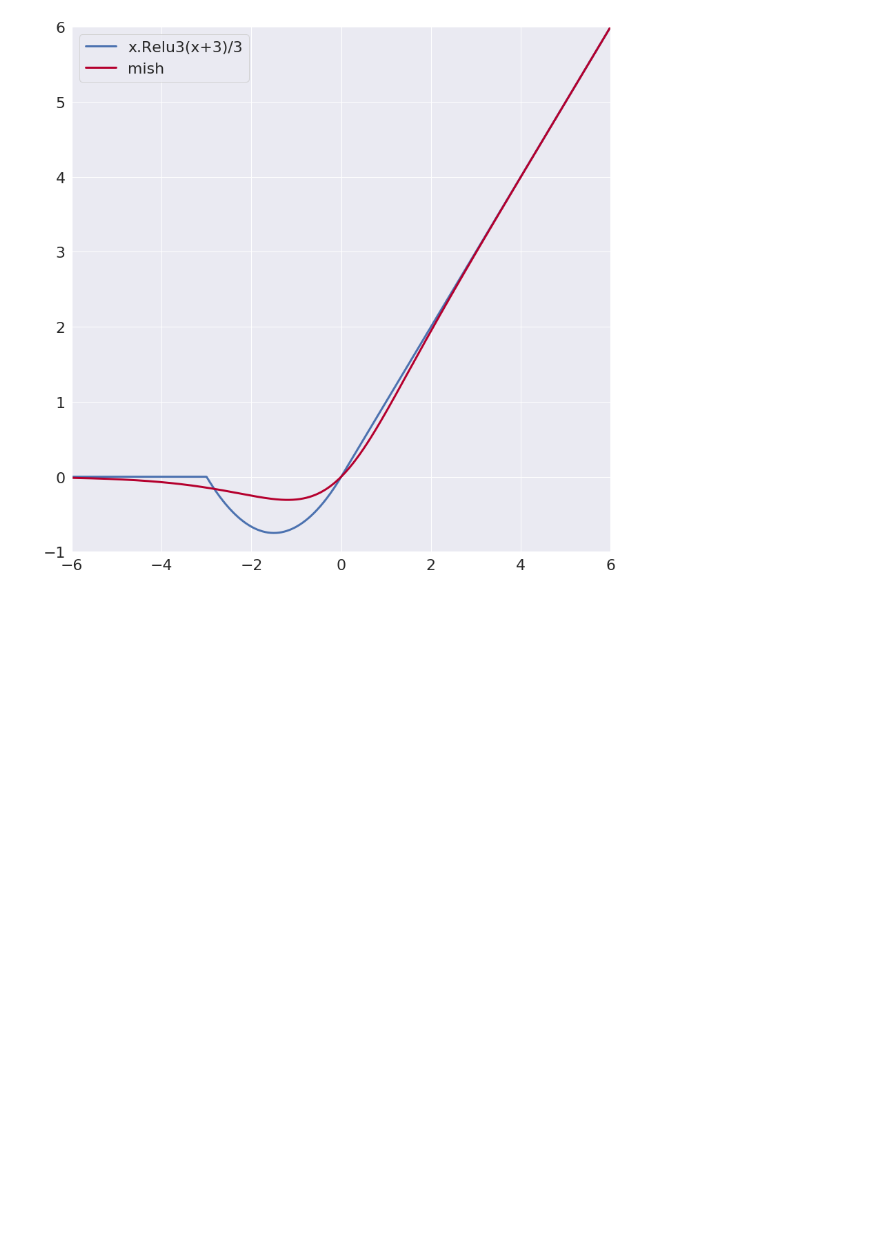
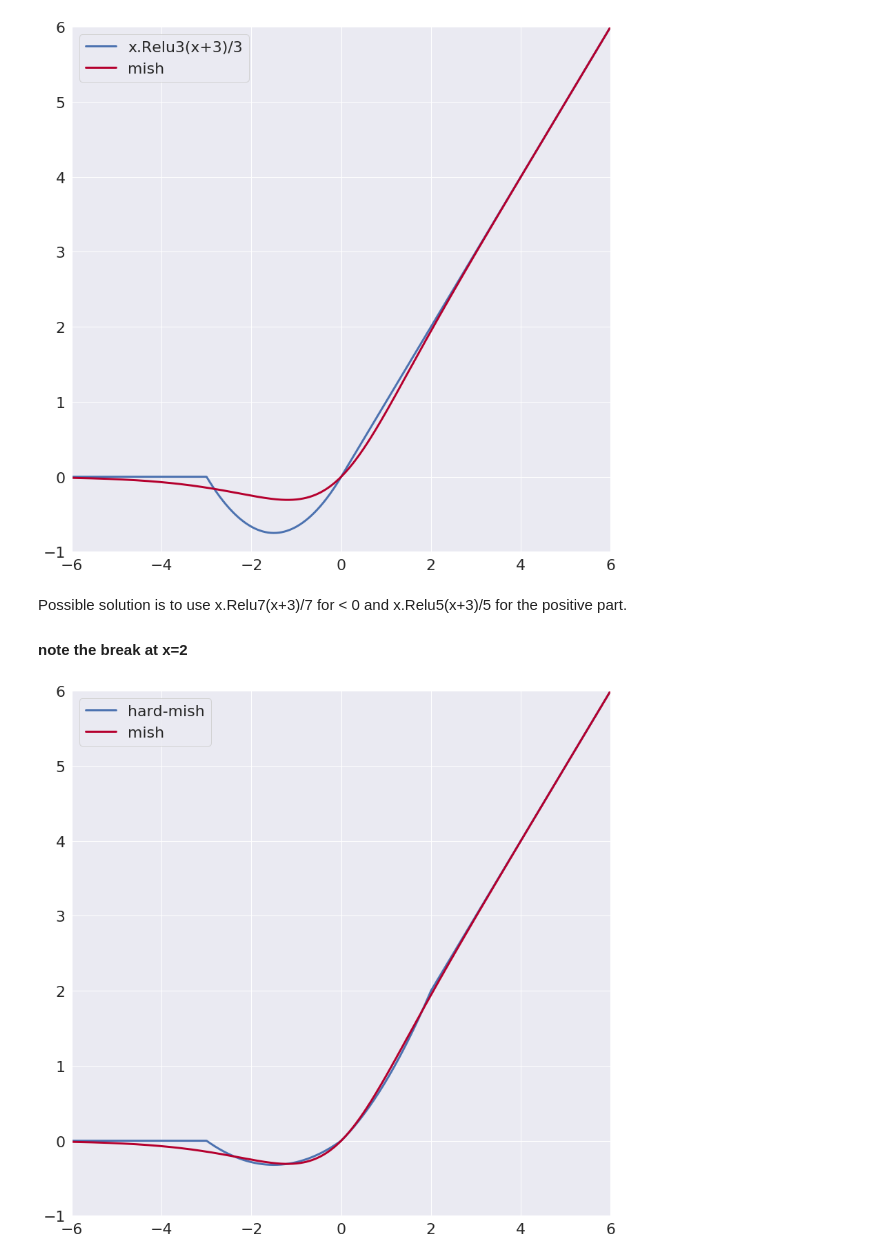
Before and after one commit to andrewRowlinson/data-science, a Jupyter notebook: neural_networks/hard-mish.ipynb, the cells around one changed output. Drawn from its saved outputs; the diff is of its cells as text; code cells hidden in the pictures; blank space fills up the shorter version.

```diff
--- a/neural_networks/hard-mish.ipynb
+++ b/neural_networks/hard-mish.ipynb
@@ -106,3 +106,22 @@ ax.set_ylim(-1,6);
 ax.legend();
 # %% [output]
 [figure]
+# %% [markdown]
+Possible solution is to use x.Relu7(x+3)/7 for < 0 and x.Relu5(x+3)/5 for the positive part.
+#### note the break at x=2
+# %%
+def hard_mish(x):
+    hard6 = hard_swish(x,a_max=7,amin=0,add=3,divide=7)
+    hard3 = hard_swish(x,a_max=5,amin=0,add=3,divide=5)
+    return np.where(x<0,hard6,hard3)
+# %%
+y_mish = mish(x)
+y_hard_mish = hard_mish(x)
+fig,ax = plt.subplots(1, 1, figsize=(14,14));
+ax.plot(x,y_hard_mish ,label="hard-mish",lw=3);
+ax.plot(x,y_mish,label="mish",lw=3,color='#b5002e');
+ax.set_xlim(-6,6);
+ax.set_ylim(-1,6);
+ax.legend();
+# %% [output]
+[figure, added]
```
Also changed, not shown: parts of 7 cells of this notebook, 1 other file.
